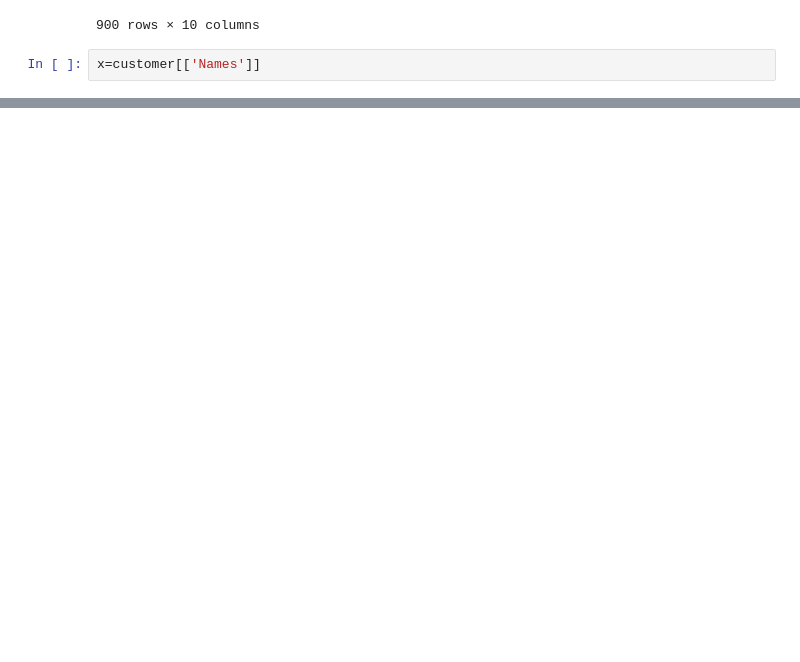
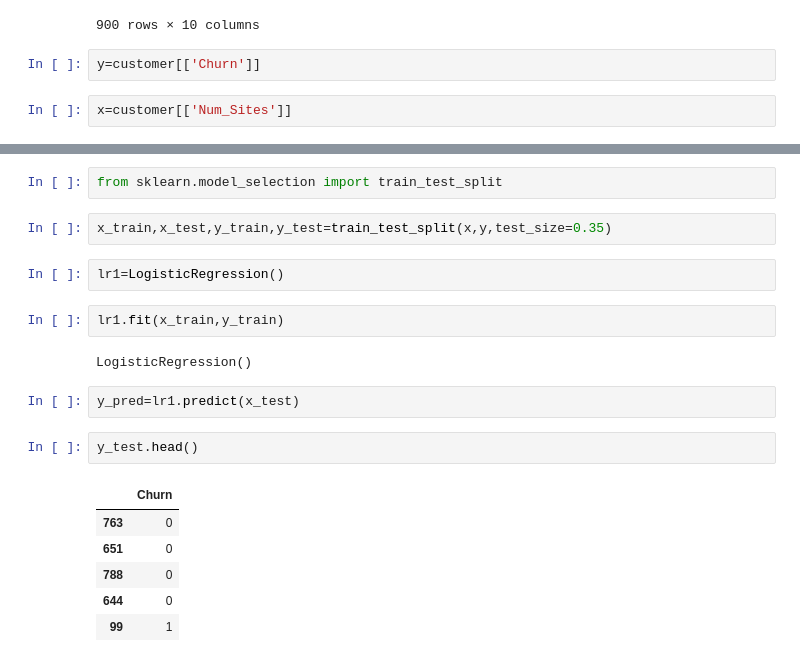
Before and after one commit to shashipaul2077/ml-models, a Jupyter notebook: machine_learning.ipynb, the cells around one changed output, grey strips where cells are left out. Drawn from its saved outputs; the diff is of its cells as text; blank space fills up the shorter version.

```diff
--- a/machine_learning.ipynb
+++ b/machine_learning.ipynb
@@ -243,5 +243,7 @@ customer
 | 898 | Justin Leonard | 51 | 6517.93 | 1 | 5.47 | 10 | 30-05-2012 00:15 | 49800 Torres Ways Suite 886 West ... | ... |
 | 899 | Joseph Williams | 39 | 9315.60 | 1 | 5.02 | 10 | 25-09-2010 12:16 | 27252 Olivia Burgs Rivasmouth, MN... | ... |
 900 rows × 10 columns
+# %%
+y=customer[['Churn']]
 # %%
-x=customer[['Names']]
+x=customer[['Num_Sites']]
@@ -247,0 +252,21 @@ x=customer[['Names']]
+# %%
+from sklearn.model_selection import train_test_split
+# %%
+x_train,x_test,y_train,y_test=train_test_split(x,y,test_size=0.35)
+# %%
+lr1=LogisticRegression()
+# %%
+lr1.fit(x_train,y_train)
+# %% [output]
+LogisticRegression()
+# %%
+y_pred=lr1.predict(x_test)
+# %%
+y_test.head()
+# %% [output]
+|  | Churn |
+| 763 | 0 |
+| 651 | 0 |
+| 788 | 0 |
+| 644 | 0 |
+| 99 | 1 |
```
Also changed, not shown: parts of 35 cells of this notebook.
